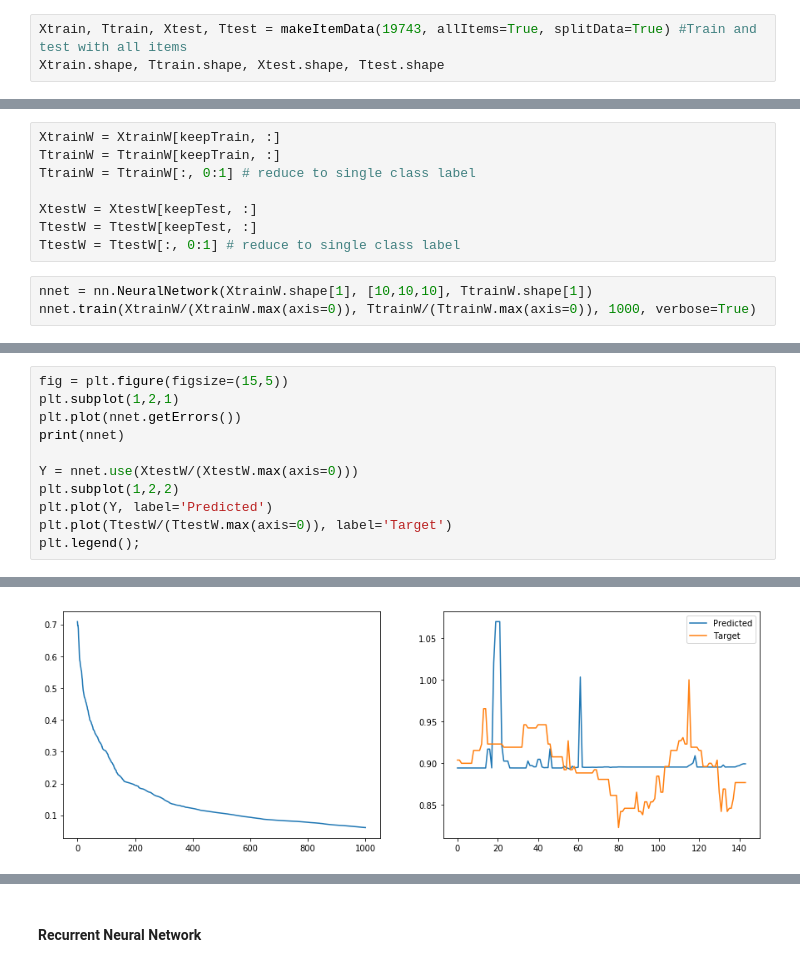
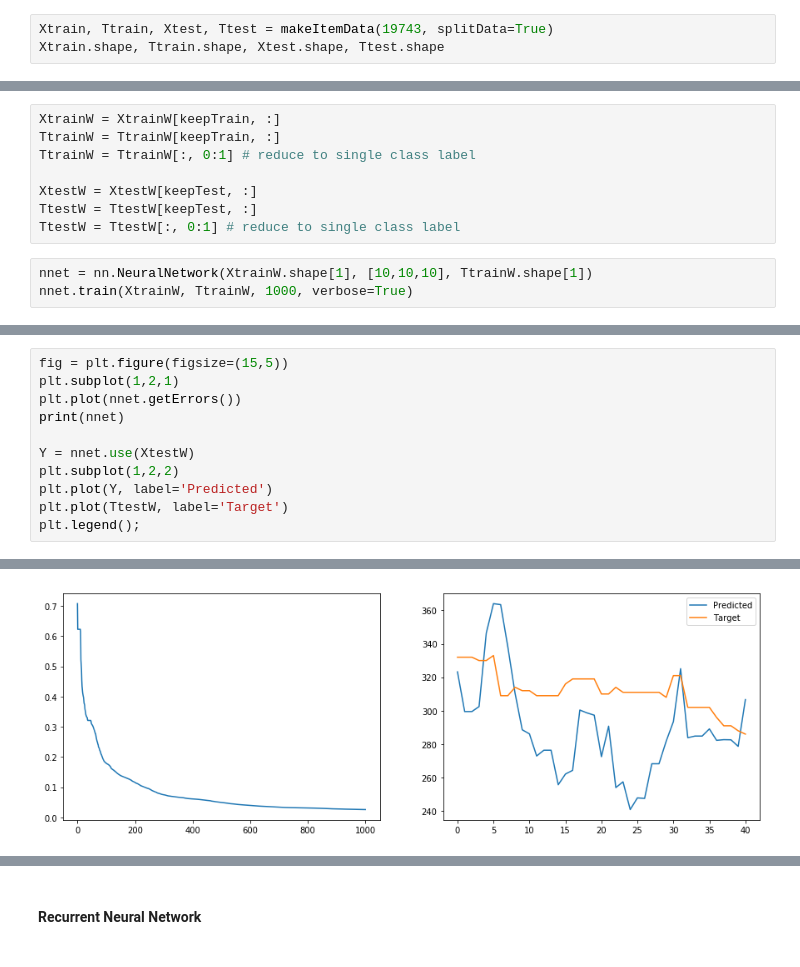
Before and after one commit to vicweeks/CS445-TermProject, a Jupyter notebook: TermProject.ipynb, the cells around one changed output, grey strips where cells are left out. Cells and saved outputs as stored; diff of their text form.

```diff
--- a/TermProject.ipynb
+++ b/TermProject.ipynb
@@ -117,6 +60,6 @@ Xtrain.shape, Ttrain.shape, Xtest.shape, Ttest.shape
 # %% [output]
 ((197, 6), (197, 1), (197, 6), (197, 1))
 # %%
-Xtrain, Ttrain, Xtest, Ttest = makeItemData(19743, allItems=True, splitData=True) #Train and test with all items
+Xtrain, Ttrain, Xtest, Ttest = makeItemData(19743, splitData=True)
 Xtrain.shape, Ttrain.shape, Xtest.shape, Ttest.shape
 # %% [output]
@@ -206,5 +145,5 @@ TtestW = TtestW[keepTest, :]
 TtestW = TtestW[:, 0:1] # reduce to single class label
 # %%
 nnet = nn.NeuralNetwork(XtrainW.shape[1], [10,10,10], TtrainW.shape[1])
-nnet.train(XtrainW/(XtrainW.max(axis=0)), TtrainW/(TtrainW.max(axis=0)), 1000, verbose=True)
+nnet.train(XtrainW, TtrainW, 1000, verbose=True)
 # %% [output]
@@ -226,10 +165,10 @@ plt.subplot(1,2,1)
 plt.plot(nnet.getErrors())
 print(nnet)
 
-Y = nnet.use(XtestW/(XtestW.max(axis=0)))
+Y = nnet.use(XtestW)
 plt.subplot(1,2,2)
 plt.plot(Y, label='Predicted')
-plt.plot(TtestW/(TtestW.max(axis=0)), label='Target')
+plt.plot(TtestW, label='Target')
 plt.legend();
 # %% [output]
 NeuralNetwork(12, [10, 10, 10], 1)
@@ -237,4 +176,4 @@ NeuralNetwork(12, [10, 10, 10], 1)
-[figure, old version]
+[figure, new version]
 # %%
 import pandas as pd
 errors = []
```
Also changed, not shown: parts of 48 cells of this notebook, 1 other file.
